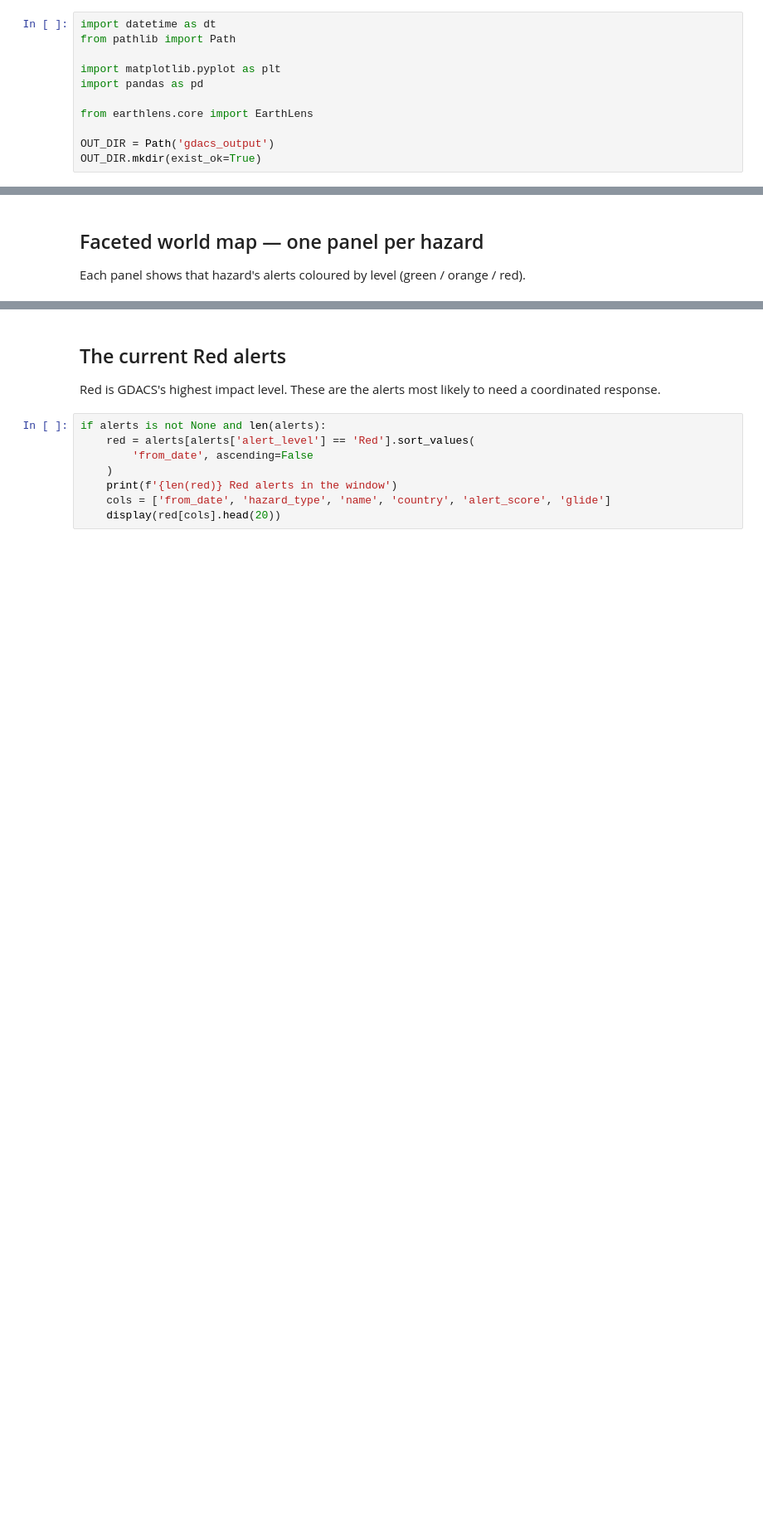
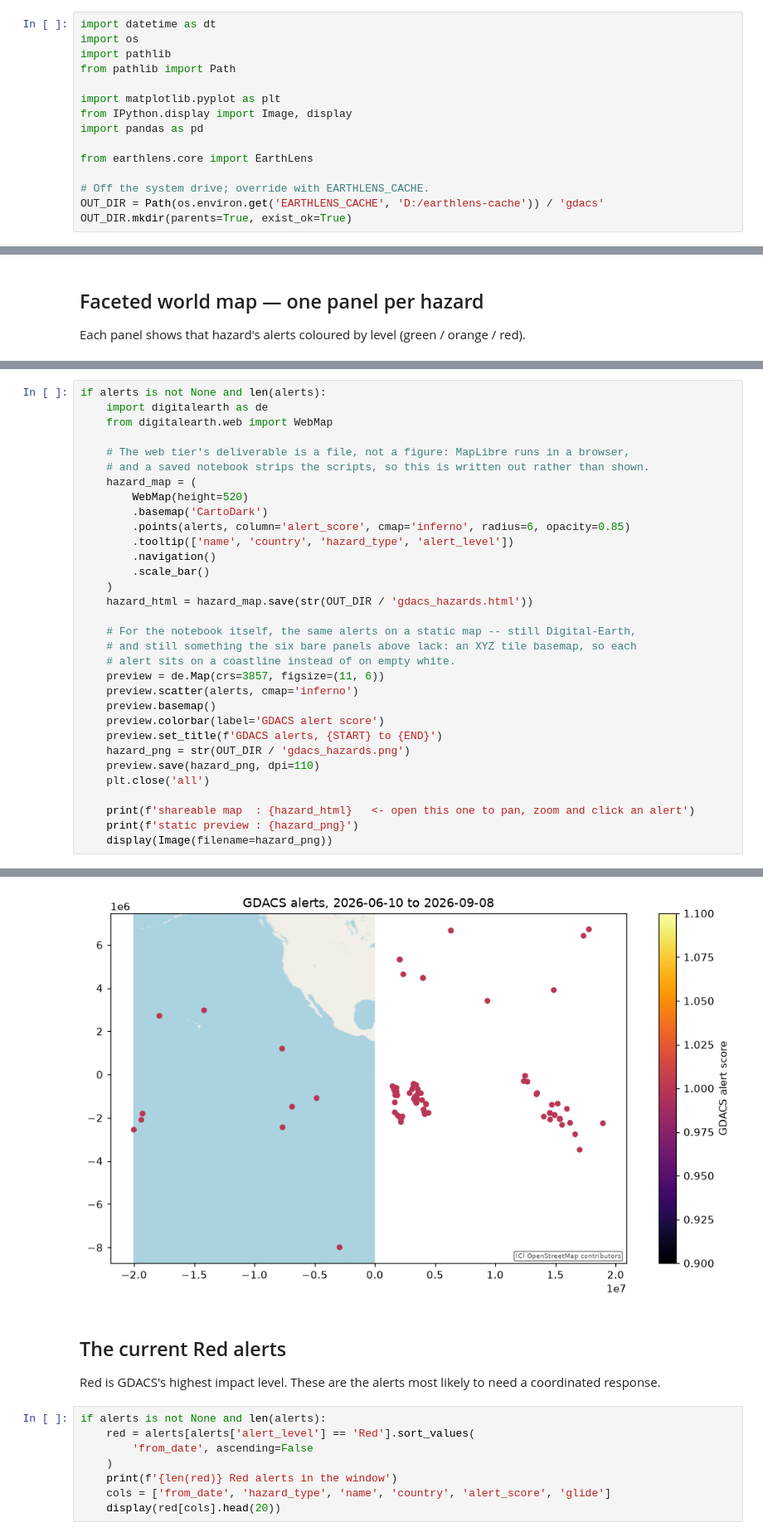
Before and after one commit to serapeum-org/earth2observe, a Jupyter notebook: docs/examples/gdacs/global_hazard_dashboard.ipynb, the cells around one changed output, grey strips where cells are left out. Shown at 83% size. Saved outputs shown, nothing was run; the diff lists cells and outputs as text; blank space fills up the shorter version.

```diff
--- a/docs/examples/gdacs/global_hazard_dashboard.ipynb
+++ b/docs/examples/gdacs/global_hazard_dashboard.ipynb
@@ -10,15 +10,19 @@ GDACS is public — no credentials, no extra to install. `download()` returns a
 First the imports. `matplotlib` and `pandas` are used by the plotting and summary cells; `earthlens` provides the unified `EarthLens` entry point. We also create the output directory the backend writes into.
 # %%
 import datetime as dt
+import os
+import pathlib
 from pathlib import Path
 
 import matplotlib.pyplot as plt
+from IPython.display import Image, display
 import pandas as pd
 
 from earthlens.core import EarthLens
 
-OUT_DIR = Path('gdacs_output')
-OUT_DIR.mkdir(exist_ok=True)
+# Off the system drive; override with EARTHLENS_CACHE.
+OUT_DIR = Path(os.environ.get('EARTHLENS_CACHE', 'D:/earthlens-cache')) / 'gdacs'
+OUT_DIR.mkdir(parents=True, exist_ok=True)
 # %% [markdown]
 ### The request window
 
@@ -84,0 +110,33 @@ if alerts is not None and len(alerts):
+# %%
+if alerts is not None and len(alerts):
+    import digitalearth as de
+    from digitalearth.web import WebMap
+
+    # The web tier's deliverable is a file, not a figure: MapLibre runs in a browser,
+    # and a saved notebook strips the scripts, so this is written out rather than shown.
+    hazard_map = (
+        WebMap(height=520)
+        .basemap('CartoDark')
+        .points(alerts, column='alert_score', cmap='inferno', radius=6, opacity=0.85)
+        .tooltip(['name', 'country', 'hazard_type', 'alert_level'])
+        .navigation()
+        .scale_bar()
+    )
+    hazard_html = hazard_map.save(str(OUT_DIR / 'gdacs_hazards.html'))
+
+    # For the notebook itself, the same alerts on a static map -- still Digital-Earth,
+    # and still something the six bare panels above lack: an XYZ tile basemap, so each
+    # alert sits on a coastline instead of on empty white.
+    preview = de.Map(crs=3857, figsize=(11, 6))
+    preview.scatter(alerts, cmap='inferno')
+    preview.basemap()
+    preview.colorbar(label='GDACS alert score')
+    preview.set_title(f'GDACS alerts, {START} to {END}')
+    hazard_png = str(OUT_DIR / 'gdacs_hazards.png')
+    preview.save(hazard_png, dpi=110)
+    plt.close('all')
+
+    print(f'shareable map  : {hazard_html}   <- open this one to pan, zoom and click an alert')
+    print(f'static preview : {hazard_png}')
+    display(Image(filename=hazard_png))
+# %% [output]
@@ -85,3 +145,4 @@ if alerts is not None and len(alerts):
+[figure, added]
 # %% [markdown]
 ## The current Red alerts
 
```
Also changed, not shown: parts of 7 cells of this notebook, 2 other files.
